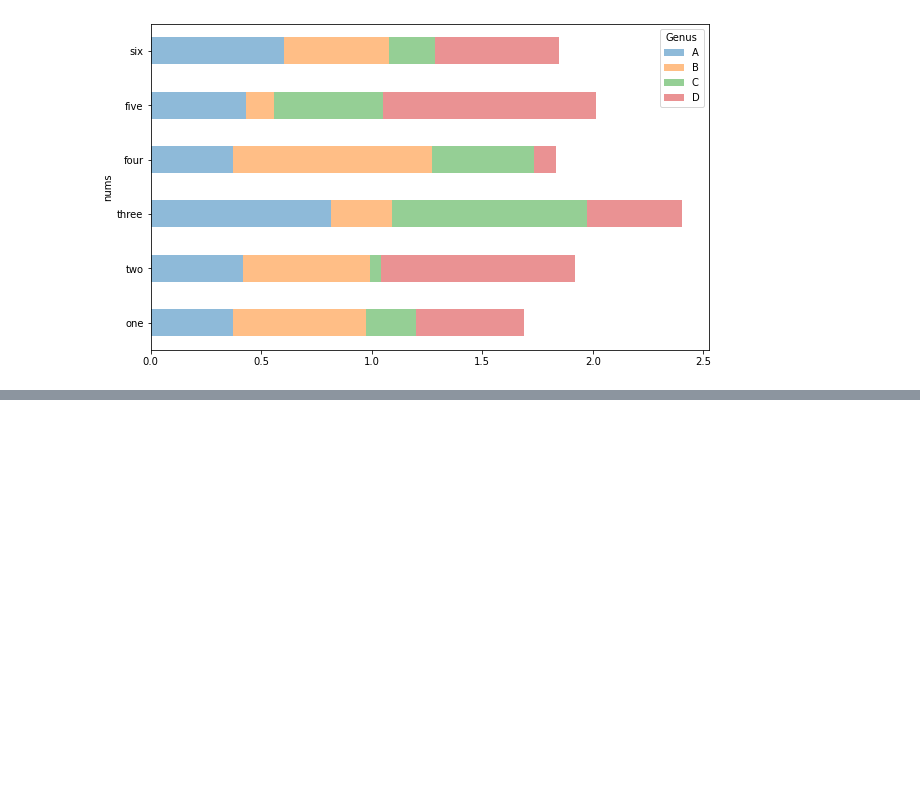
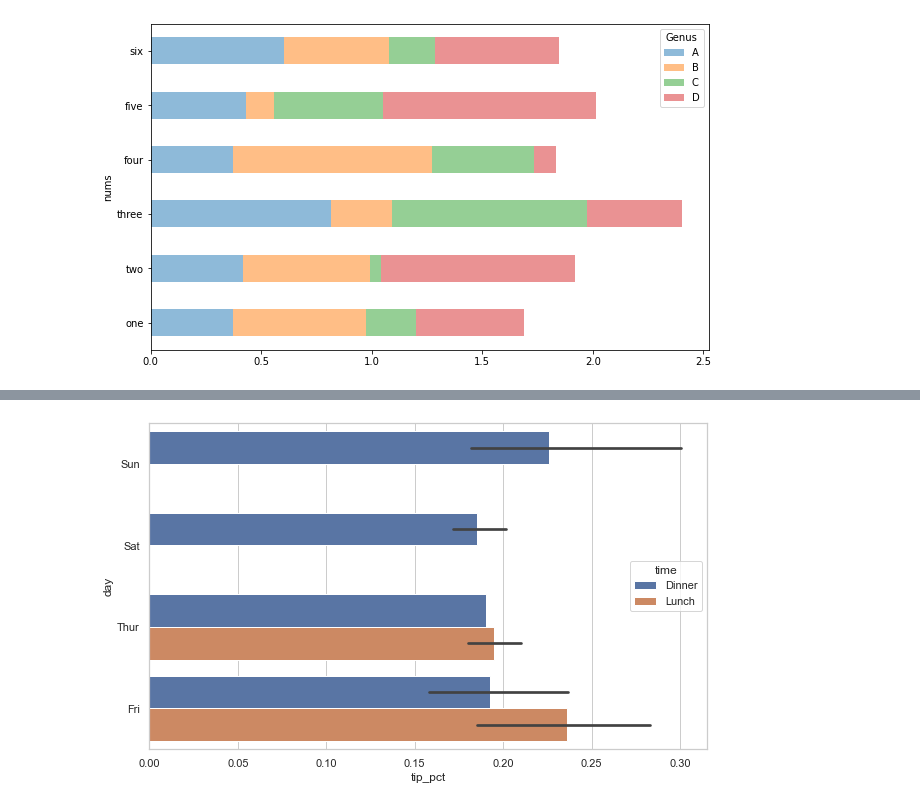
Before and after one commit to alexmaccalman/python, a Jupyter notebook: Plotting_and_ Visualization.ipynb, the cells around one changed output, grey strips where cells are left out. Saved outputs shown, nothing was run; the diff lists cells and outputs as text; code cells hidden in the pictures; blank space fills up the shorter version.

```diff
--- a/Plotting_and_ Visualization.ipynb
+++ b/Plotting_and_ Visualization.ipynb
@@ -214,0 +259,5 @@ df.plot.barh(stacked=True, alpha=0.5)
+# %%
+sns.barplot(x='tip_pct', y='day', hue='time', data=tips, orient='h') # the hue allows us to split by an additional categorical variable
+sns.set(style="whitegrid") # sets the appearance
+# %% [output]
+[figure, added]
```
Also changed, not shown: parts of 25 cells of this notebook, 1 other file.
